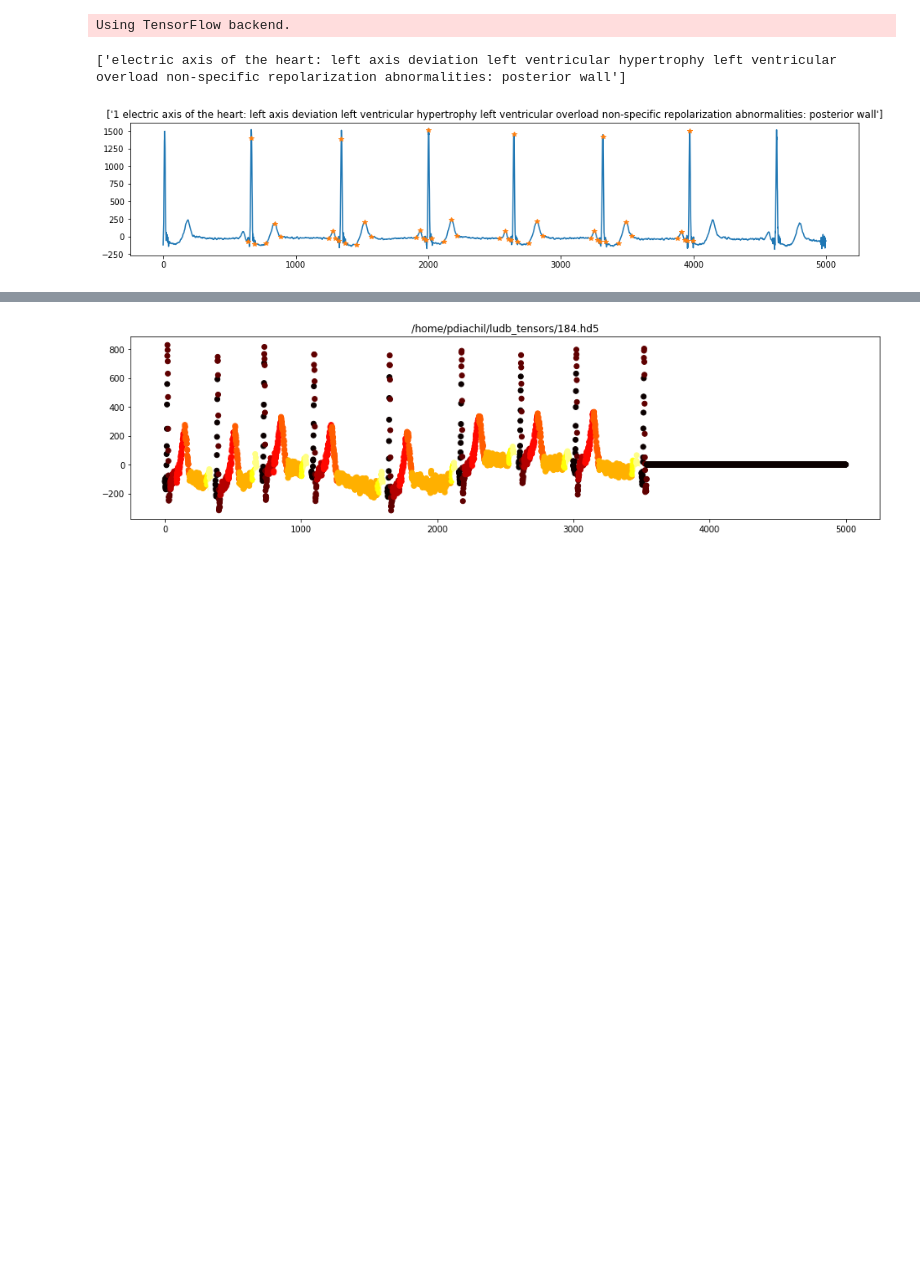
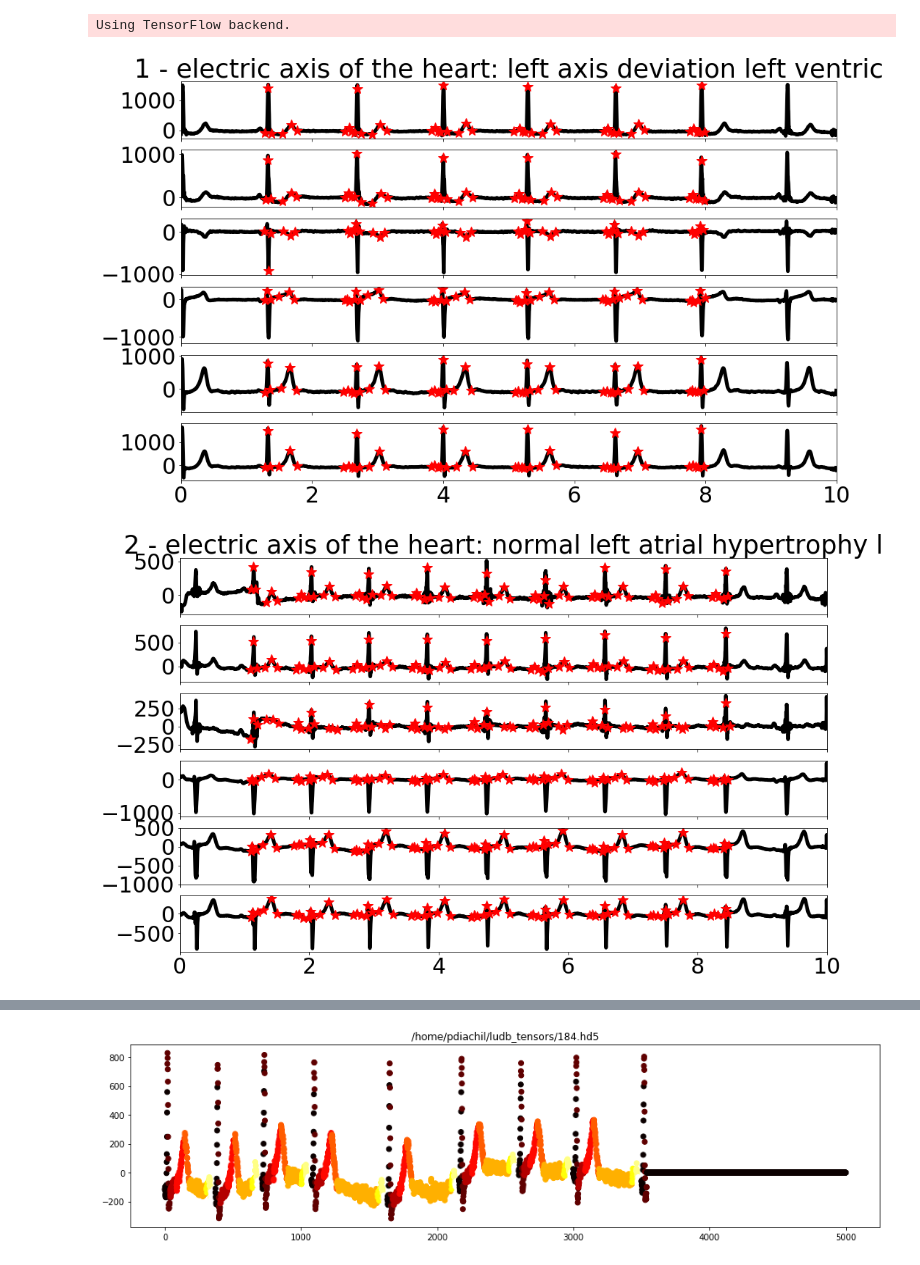
Before and after one commit to deflaux/ml4h, a Jupyter notebook: notebooks/ecg/Tensorize LUDB.ipynb, the cells around one changed output, grey strips where cells are left out. Cells and saved outputs as stored; diff of their text form; code cells hidden in the pictures; blank space fills up the shorter version.

```diff
--- a/notebooks/ecg/Tensorize LUDB.ipynb
+++ b/notebooks/ecg/Tensorize LUDB.ipynb
@@ -32,17 +36,30 @@ Using TensorFlow backend.
 # run(args)
 # %%
 %matplotlib inline
+
+ECG_REST_LUDB_LEADS =  {'i': 0, 'ii': 1, 'iii': 2, 'v1': 3, 'v2': 4, 'v3': 5,
+                        'v4': 6, 'v5': 7, 'v6': 8, 'avf': 9, 'avl': 10, 'avr': 11}
+ECG_REST_LUDB_LEADS =  {'i': 0, 'ii': 1, 'iii': 2, 'v1': 3, 'v2': 4, 'v3': 5}
+
 for i in range(1, 200):
     with h5py.File(f'{HOME_PATH}/ludb_tensors/{i}.hd5', 'r') as hd5:
-        f, ax = plt.subplots()
-        f.set_size_inches(16, 3)
-        ann = np.array(hd5['ecg_rest_annotation/annotation_i'])
-        data = np.array(hd5['ecg_rest/strip_i'])
-        ax.plot(data)
-        ax.plot(ann, data[ann], '*')
-        print(hd5['ecg_rest_text'][()])
-        ax.set_title(str(i) + ' ' + hd5['ecg_rest_text'][()])
-    break
+        f, ax = plt.subplots(len(ECG_REST_LUDB_LEADS), 1)
+        f.set_size_inches(16, 10)
+        for lead in ECG_REST_LUDB_LEADS:
+            ann = np.array(hd5[f'ecg_rest_annotation/annotation_{lead}'])
+            data = np.array(hd5[f'ecg_rest/strip_{lead}'])
+            ax[ECG_REST_LUDB_LEADS[lead]].plot(data, 'k', linewidth=5)
+            ax[ECG_REST_LUDB_LEADS[lead]].plot(ann, data[ann], 'r*', markersize=15)
+            ax[ECG_REST_LUDB_LEADS[lead]].set_xticklabels([])
+            ax[ECG_REST_LUDB_LEADS[lead]].set_xticks([0, 1000, 2000, 3000, 4000, 5000])
+            ax[ECG_REST_LUDB_LEADS[lead]].set_xlim([0, 5000])
+            ax[ECG_REST_LUDB_LEADS[lead]].tick_params(labelsize=30)
+        ax[ECG_REST_LUDB_LEADS[lead]].set_xticklabels(['0', '2', '4', '6', '8', '10'])
+        ax[0].set_title(str(i) + ' - ' + hd5['ecg_rest_text'][()][0][:60], size=35)
+        plt.tight_layout
+        f.savefig(f'/home/pdiachil/ludb_output/annotation_ludb_{i}.png')
+    if i == 5:
+        break
 # %% [output]
-['electric axis of the heart: left axis deviation left ventricular hypertrophy left ventricular overload non-specific repolarization abnormalities: posterior wall']
-[figure, old version]
+[figure, new version]
+[figure, added]
```
Also changed, not shown: parts of 16 cells of this notebook, 2 other files.
